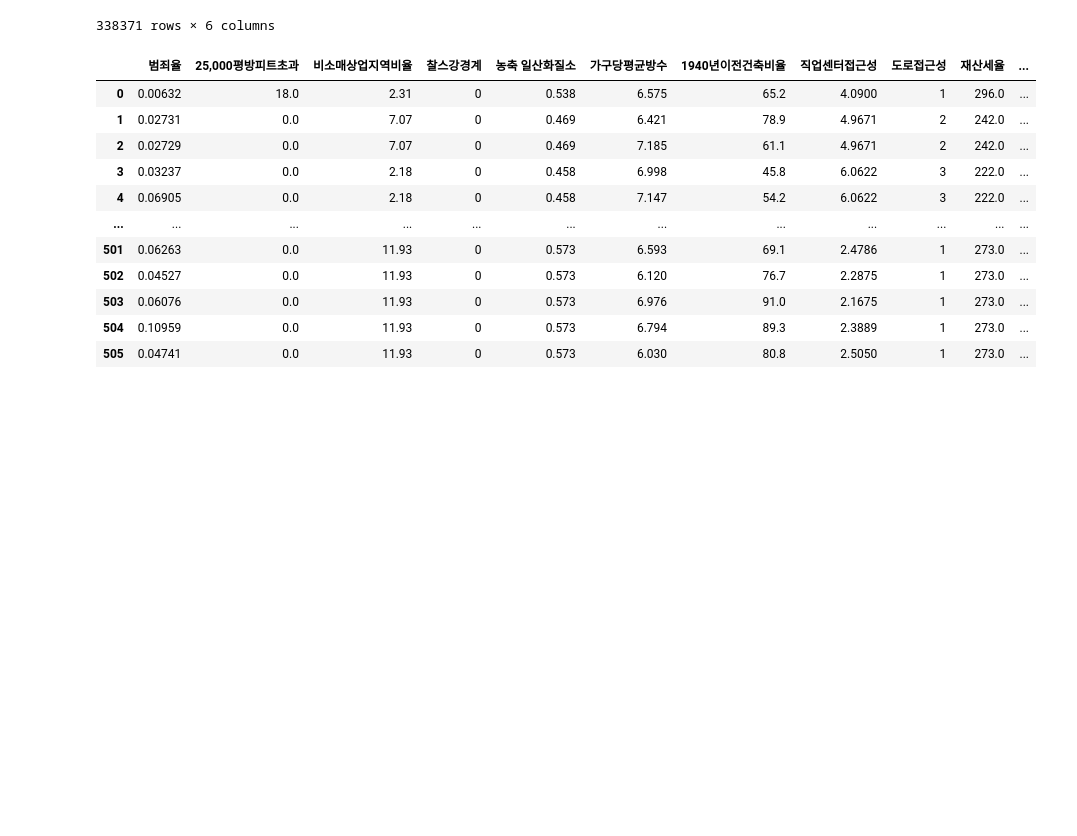
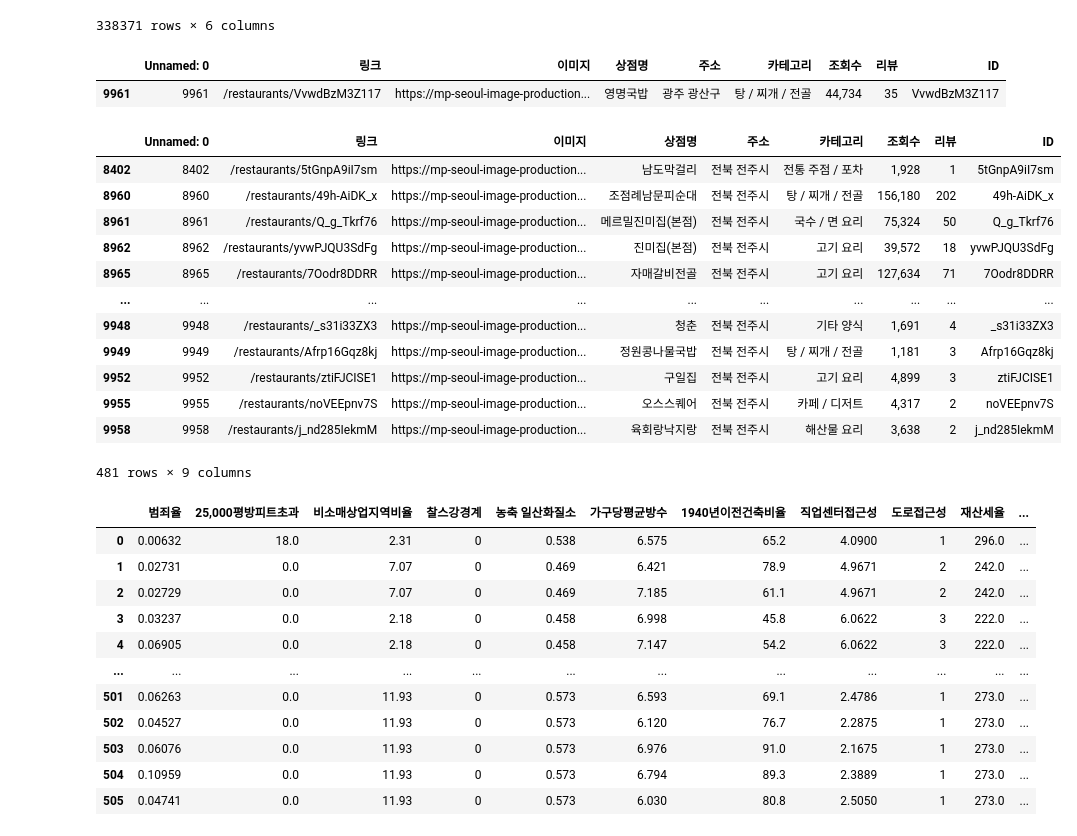
Before and after one commit to UICHEOL-HWANG/data_analysis, a Jupyter notebook: 데이터분석/데이터분석_02_pandas실습.ipynb, the cells around one changed output. Cells and saved outputs as stored; diff of their text form; code cells hidden in the pictures; blank space fills up the shorter version.

```diff
--- a/데이터분석/데이터분석_02_pandas실습.ipynb
+++ b/데이터분석/데이터분석_02_pandas실습.ipynb
@@ -129,6 +129,29 @@ df2
 | 338369 | 338369 | Just so so. Prefer Ruth Chris or ... | 오성환 Sean Oh | 괜찮다 | https://www.mangoplate.com/restau... | fBVd5rEQHN |
 | 338370 | 338370 | Just like the one in the US. Same... | ZN | 맛있다 | https://www.mangoplate.com/restau... | fBVd5rEQHN |
 338371 rows × 6 columns
+# %%
+mango_data[mango_data["ID"] == "VvwdBzM3Z117"]
+# %% [output]
+|  | Unnamed: 0 | 링크 | 이미지 | 상점명 | 주소 | 카테고리 | 조회수 | 리뷰 | ID |
+| 9961 | 9961 | /restaurants/VvwdBzM3Z117 | https://mp-seoul-image-production... | 영명국밥 | 광주 광산구 | 탕 / 찌개 / 전골 | 44,734 | 35 | VvwdBzM3Z117 |
+# %%
+mango_data = pd.read_csv(r"C:\Users\hi\Desktop\bigdata\망고플레이트.csv",encoding="utf-8")
+# %%
+mango_data.loc[(mango_data["주소"].notnull())&(mango_data["주소"].str.contains("전주"))]
+# %% [output]
+|  | Unnamed: 0 | 링크 | 이미지 | 상점명 | 주소 | 카테고리 | 조회수 | 리뷰 | ID |
+| 8402 | 8402 | /restaurants/5tGnpA9iI7sm | https://mp-seoul-image-production... | 남도막걸리 | 전북 전주시 | 전통 주점 / 포차 | 1,928 | 1 | 5tGnpA9iI7sm |
+| 8960 | 8960 | /restaurants/49h-AiDK_x | https://mp-seoul-image-production... | 조점례남문피순대 | 전북 전주시 | 탕 / 찌개 / 전골 | 156,180 | 202 | 49h-AiDK_x |
+| 8961 | 8961 | /restaurants/Q_g_Tkrf76 | https://mp-seoul-image-production... | 메르밀진미집(본점) | 전북 전주시 | 국수 / 면 요리 | 75,324 | 50 | Q_g_Tkrf76 |
+| 8962 | 8962 | /restaurants/yvwPJQU3SdFg | https://mp-seoul-image-production... | 진미집(본점) | 전북 전주시 | 고기 요리 | 39,572 | 18 | yvwPJQU3SdFg |
+| 8965 | 8965 | /restaurants/7Oodr8DDRR | https://mp-seoul-image-production... | 자매갈비전골 | 전북 전주시 | 고기 요리 | 127,634 | 71 | 7Oodr8DDRR |
+| ... | ... | ... | ... | ... | ... | ... | ... | ... | ... |
+| 9948 | 9948 | /restaurants/_s31i33ZX3 | https://mp-seoul-image-production... | 청춘 | 전북 전주시 | 기타 양식 | 1,691 | 4 | _s31i33ZX3 |
+| 9949 | 9949 | /restaurants/Afrp16Gqz8kj | https://mp-seoul-image-production... | 정원콩나물국밥 | 전북 전주시 | 탕 / 찌개 / 전골 | 1,181 | 3 | Afrp16Gqz8kj |
+| 9952 | 9952 | /restaurants/ztiFJCISE1 | https://mp-seoul-image-production... | 구일집 | 전북 전주시 | 고기 요리 | 4,899 | 3 | ztiFJCISE1 |
+| 9955 | 9955 | /restaurants/noVEEpnv7S | https://mp-seoul-image-production... | 오스스퀘어 | 전북 전주시 | 카페 / 디저트 | 4,317 | 2 | noVEEpnv7S |
+| 9958 | 9958 | /restaurants/j_nd285IekmM | https://mp-seoul-image-production... | 육회랑낙지랑 | 전북 전주시 | 해산물 요리 | 3,638 | 2 | j_nd285IekmM |
+481 rows × 9 columns
 # %%
 df3 = pd.read_csv("https://raw.githubusercontent.com/haram4th/ADsP/main/01%EB%B3%B4%EC%8A%A4%ED%84%B4%EC%A7%91%EA%B0%92%EB%8D%B0%EC%9D%B4%ED%84%B0.csv",encoding="utf-8")
 # %%
```
Also changed, not shown: parts of 6 cells of this notebook, 2 other files.
